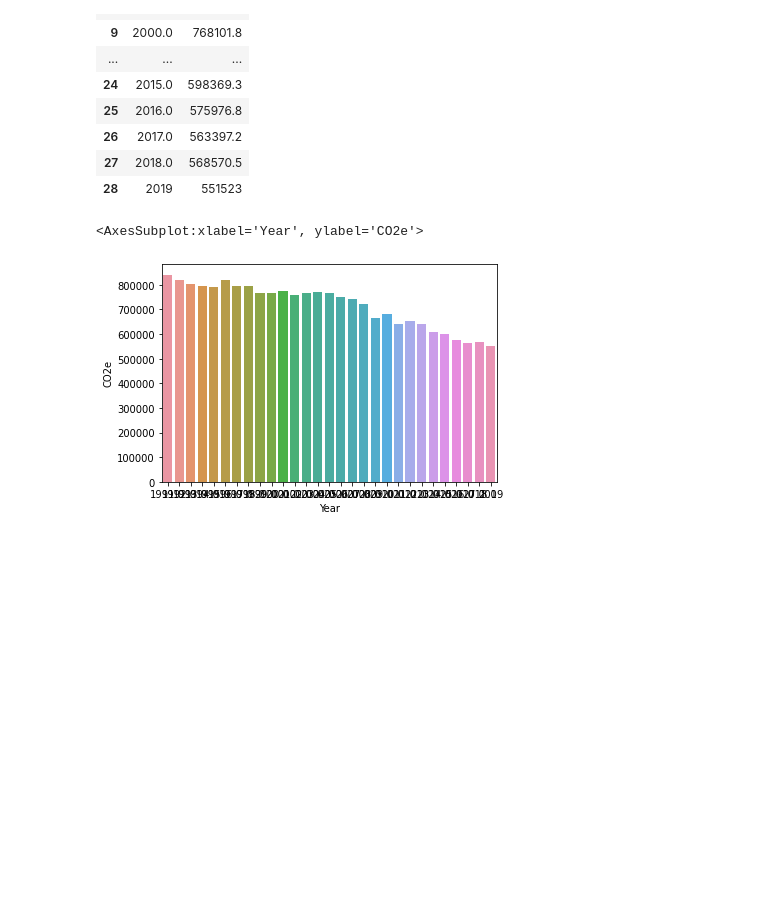
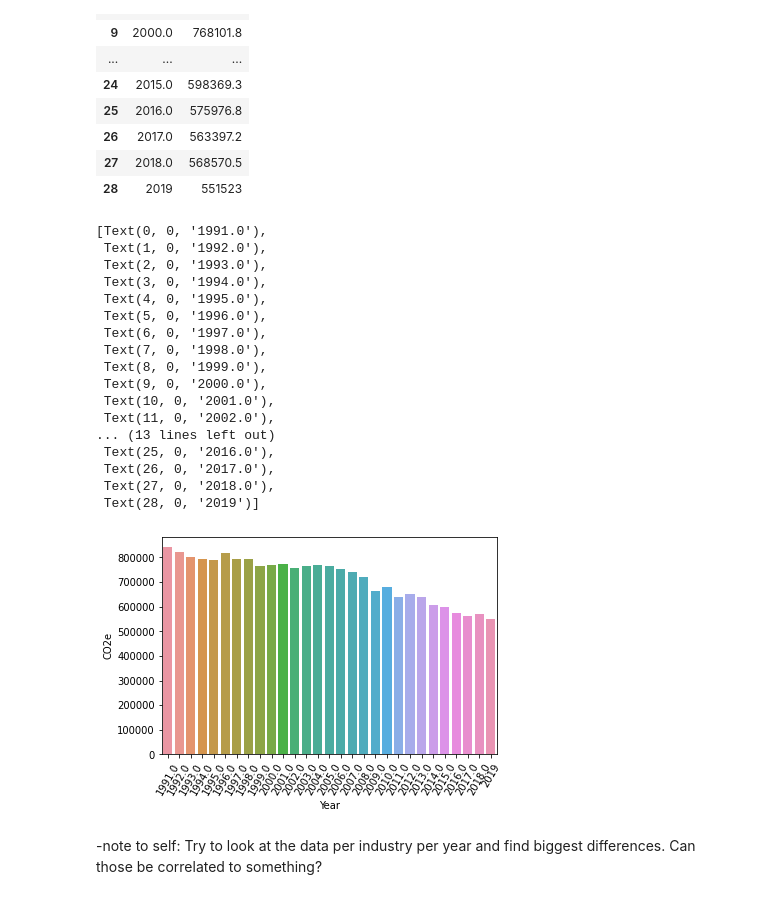
Before and after one commit to theodi/data-ecosystems-net-zero, a Jupyter notebook: UKNetZero.ipynb, the cells around one changed output. Saved outputs shown, nothing was run; the diff lists cells and outputs as text; code cells hidden in the pictures; blank space fills up the shorter version.

Commit message:
rotate label on graph

```diff
--- a/UKNetZero.ipynb
+++ b/UKNetZero.ipynb
@@ -92,11 +92,31 @@ transposed.reset_index(drop=True)
 | 27 | 2018.0 | 568570.5 |
 | 28 | 2019 | 551523 |
 # %%
-sns.barplot(
+graph = sns.barplot(
     x="Year",
     y="CO2e",
     data=transposed
 )
+
+graph.set_xticklabels(graph.get_xticklabels(), rotation=60)
 # %% [output]
-<AxesSubplot:xlabel='Year', ylabel='CO2e'>
+[Text(0, 0, '1991.0'),
+ Text(1, 0, '1992.0'),
+ Text(2, 0, '1993.0'),
+ Text(3, 0, '1994.0'),
+ Text(4, 0, '1995.0'),
+ Text(5, 0, '1996.0'),
+ Text(6, 0, '1997.0'),
+ Text(7, 0, '1998.0'),
+ Text(8, 0, '1999.0'),
+ Text(9, 0, '2000.0'),
+ Text(10, 0, '2001.0'),
+ Text(11, 0, '2002.0'),
+... (13 lines left out)
+ Text(25, 0, '2016.0'),
+ Text(26, 0, '2017.0'),
+ Text(27, 0, '2018.0'),
+ Text(28, 0, '2019')]
-[figure, old version]
+[figure, new version]
+# %% [markdown]
+-note to self: Try to look at the data per industry per year and find biggest differences. Can those be correlated to something?
```
Also changed, not shown: parts of 2 cells of this notebook.
